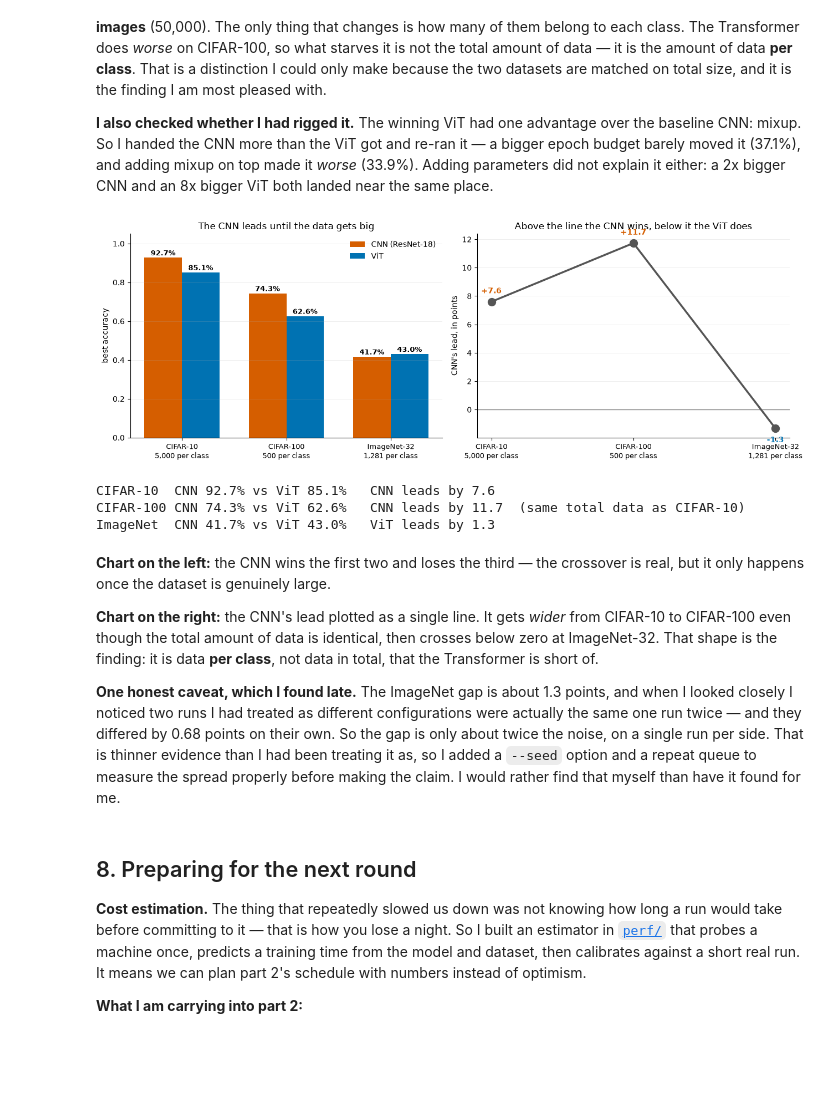
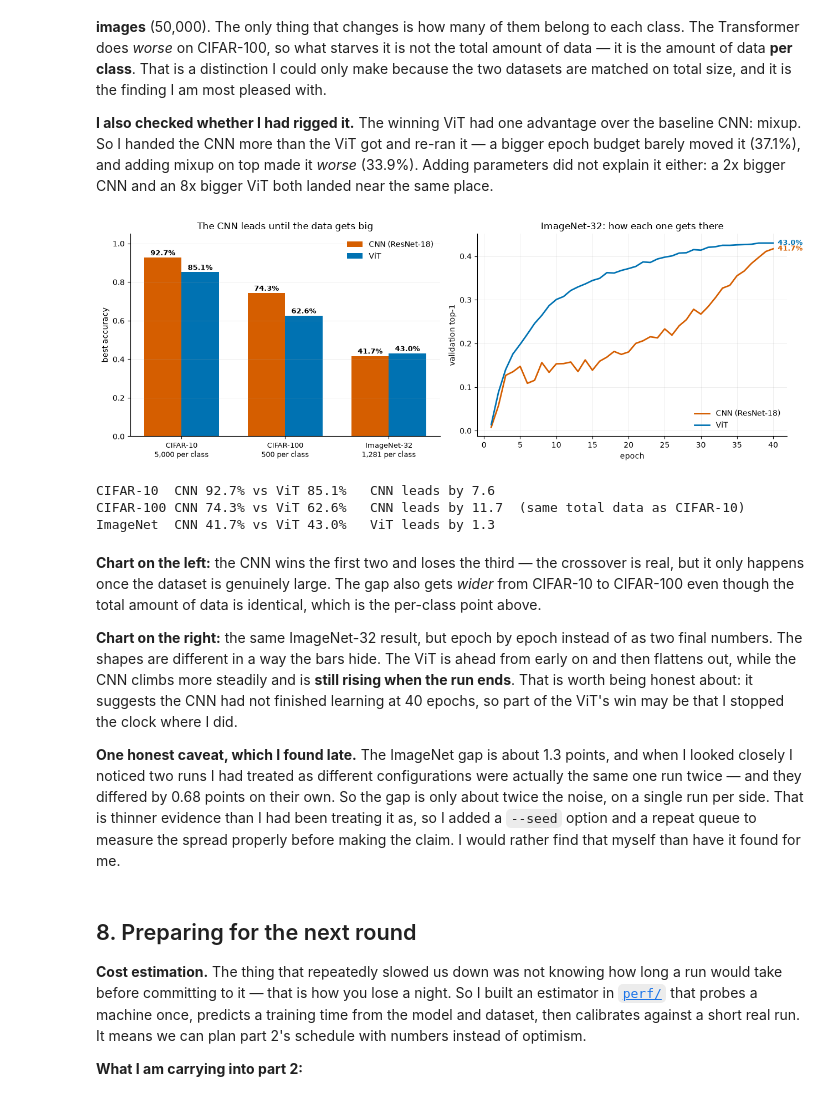
Before and after one commit to TrueRottweiler/WashingtonCsed504, a Jupyter notebook: src/a1-cv/results_jeffrey.ipynb, the cells around one changed output. Cells and saved outputs as stored; diff of their text form; code cells hidden in the pictures; blank space fills up the shorter version.

```diff
--- a/src/a1-cv/results_jeffrey.ipynb
+++ b/src/a1-cv/results_jeffrey.ipynb
@@ -256,6 +257,15 @@ for path in sorted(glob.glob('runs/*_result.json')):
 cnn_in = inet.get('resnet18_noclip', 0.4169)
 vit_in = inet.get('vit', 0.4301)
 
+# val_curve: one run's validation accuracy at every epoch, straight from its per-epoch log. The last
+# value is the number in the bars on the left; the shape is what a bar chart cannot show.
+def val_curve(tag):
+    try:
+        with open(f'runs/{tag}.jsonl') as f:
+            return [json.loads(line)['val']['top1'] for line in f if line.strip()]
+    except OSError:
+        return []
+
 # The three datasets in order of how much data there is per class, which is the axis that matters.
 rows = [
     ('CIFAR-10\n5,000 per class',    0.9273, 0.8513),
@@ -264,59 +274,68 @@ rows = [
 ]
 labels   = [r[0] for r in rows]
 cnn_vals = [r[1] for r in rows]
 vit_vals = [r[2] for r in rows]
 
 fig, (ax1, ax2) = plt.subplots(1, 2, figsize=(13, 4.6))
 
-# Left: the head to head. The bars make the crossover visible without needing the numbers.
+# Left: the head to head across all three datasets. The crossover is visible without reading numbers.
 x, w = range(len(labels)), 0.36
 b1 = ax1.bar([i - w / 2 for i in x], cnn_vals, w, color=CNN_C, label='CNN (ResNet-18)')
 b2 = ax1.bar([i + w / 2 for i in x], vit_vals, w, color=VIT_C, label='ViT')
 for bars in (b1, b2):
     for bar in bars:
         ax1.annotate(f'{bar.get_height():.1%}',
                      xy=(bar.get_x() + bar.get_width() / 2, bar.get_height()),
                      xytext=(0, 3), textcoords='offset points',
                      ha='center', fontsize=9, fontweight='bold')
+
 ax1.set_xticks(list(x)); ax1.set_xticklabels(labels, fontsize=9)
 ax1.set_ylabel('best accuracy'); ax1.set_ylim(0, 1.05)
 ax1.set_title('The CNN leads until the data gets big')
 ax1.legend(frameon=False); ax1.grid(axis='y', alpha=0.25, linewidth=0.6)
 ax1.spines[['top', 'right']].set_visible(False)
 
-# Right: the same three results as the CNN's lead in points. Above zero the CNN wins, below it the
-# ViT does, so the crossing point is the whole story in one line.
-gaps = [(c - v) * 100 for c, v in zip(cnn_vals, vit_vals)]
-ax2.axhline(0, color='gray', linewidth=1)
-ax2.plot(range(len(gaps)), gaps, marker='o', markersize=10, linewidth=2.5, color='#555555')
-for i, g in enumerate(gaps):
-    ax2.annotate(f'{g:+.1f}', xy=(i, g), xytext=(0, 11 if g > 0 else -18),
-                 textcoords='offset points', ha='center', fontweight='bold',
-                 color=CNN_C if g > 0 else VIT_C)
-ax2.set_xticks(range(len(labels))); ax2.set_xticklabels(labels, fontsize=9)
-ax2.set_ylabel("CNN's lead, in points")
-ax2.set_title('Above the line the CNN wins, below it the ViT does')
-ax2.grid(axis='y', alpha=0.25, linewidth=0.6)
+# Right: the ImageNet-32 pair again, but epoch by epoch. The bars say where the two finish; this says
+# how they got there, and the two shapes are not the same.
+for tag, color, label in (('resnet18_noclip', CNN_C, 'CNN (ResNet-18)'),
+                          ('vit', VIT_C, 'ViT')):
+    ys = val_curve(tag)
+    if not ys:
+        continue
+
+    ax2.plot(range(1, len(ys) + 1), ys, color=color, linewidth=2, label=label)
+
+    # Label the end of each curve, so the reader does not have to trace back to the legend.
+    ax2.annotate(f'{max(ys):.1%}', xy=(len(ys), ys[-1]), xytext=(6, 0),
+                 textcoords='offset points', color=color,
+                 fontweight='bold', fontsize=9, va='center')
+
+ax2.set_xlabel('epoch'); ax2.set_ylabel('validation top-1')
+ax2.set_title('ImageNet-32: how each one gets there')
+ax2.grid(alpha=0.25, linewidth=0.6); ax2.legend(frameon=False, loc='lower right')
 ax2.spines[['top', 'right']].set_visible(False)
 
 plt.tight_layout(); plt.show()
 
+gaps = [(c - v) * 100 for c, v in zip(cnn_vals, vit_vals)]
 print(f'CIFAR-10  CNN {cnn_vals[0]:.1%} vs ViT {vit_vals[0]:.1%}   CNN leads by {gaps[0]:.1f}')
 print(f'CIFAR-100 CNN {cnn_vals[1]:.1%} vs ViT {vit_vals[1]:.1%}   CNN leads by {gaps[1]:.1f}  (same total data as CIFAR-10)')
 print(f'ImageNet  CNN {cnn_vals[2]:.1%} vs ViT {vit_vals[2]:.1%}   ViT leads by {-gaps[2]:.1f}')
 # %% [output]
-[figure, old version]
+[figure, new version]
 CIFAR-10  CNN 92.7% vs ViT 85.1%   CNN leads by 7.6
 CIFAR-100 CNN 74.3% vs ViT 62.6%   CNN leads by 11.7  (same total data as CIFAR-10)
 ImageNet  CNN 41.7% vs ViT 43.0%   ViT leads by 1.3
 # %% [markdown]
-**Chart on the left:** the CNN wins the first two and loses the third — the crossover is real, but
-it only happens once the dataset is genuinely large.
+**Chart on the left:** the CNN wins the first two and loses the third — the crossover is real, but it
+only happens once the dataset is genuinely large. The gap also gets *wider* from CIFAR-10 to CIFAR-100
+even though the total amount of data is identical, which is the per-class point above.
 
-**Chart on the right:** the CNN's lead plotted as a single line. It gets *wider* from CIFAR-10 to
-CIFAR-100 even though the total amount of data is identical, then crosses below zero at ImageNet-32.
-That shape is the finding: it is data **per class**, not data in total, that the Transformer is short
-of.
+**Chart on the right:** the same ImageNet-32 result, but epoch by epoch instead of as two final
+numbers. The shapes are different in a way the bars hide. The ViT is ahead from early on and then
+flattens out, while the CNN climbs more steadily and is **still rising when the run ends**. That is
+worth being honest about: it suggests the CNN had not finished learning at 40 epochs, so part of the
+ViT's win may be that I stopped the clock where I did.
 
 **One honest caveat, which I found late.** The ImageNet gap is about 1.3 points, and when I looked
 closely I noticed two runs I had treated as different configurations were actually the same one run
```
Also changed, not shown: parts of 1 cell of this notebook, 1 other file.
